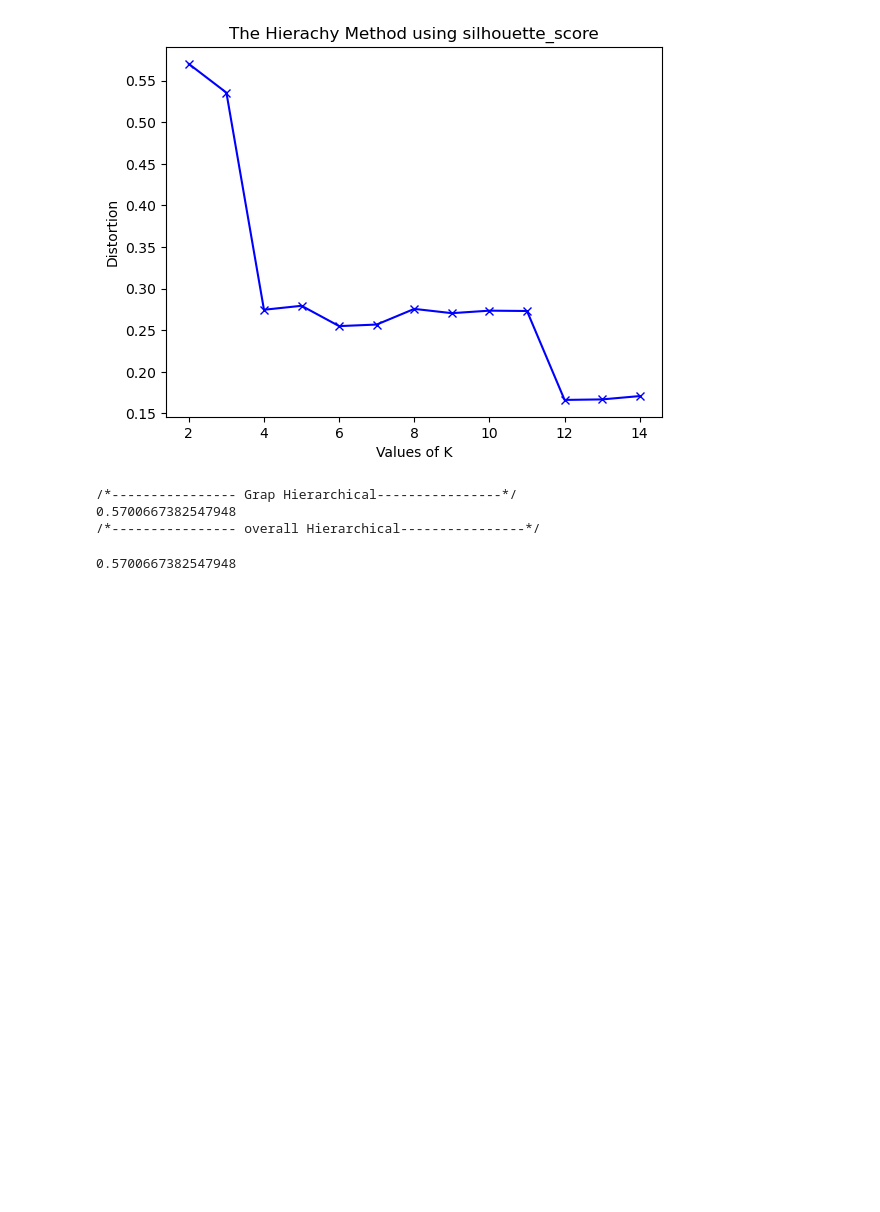
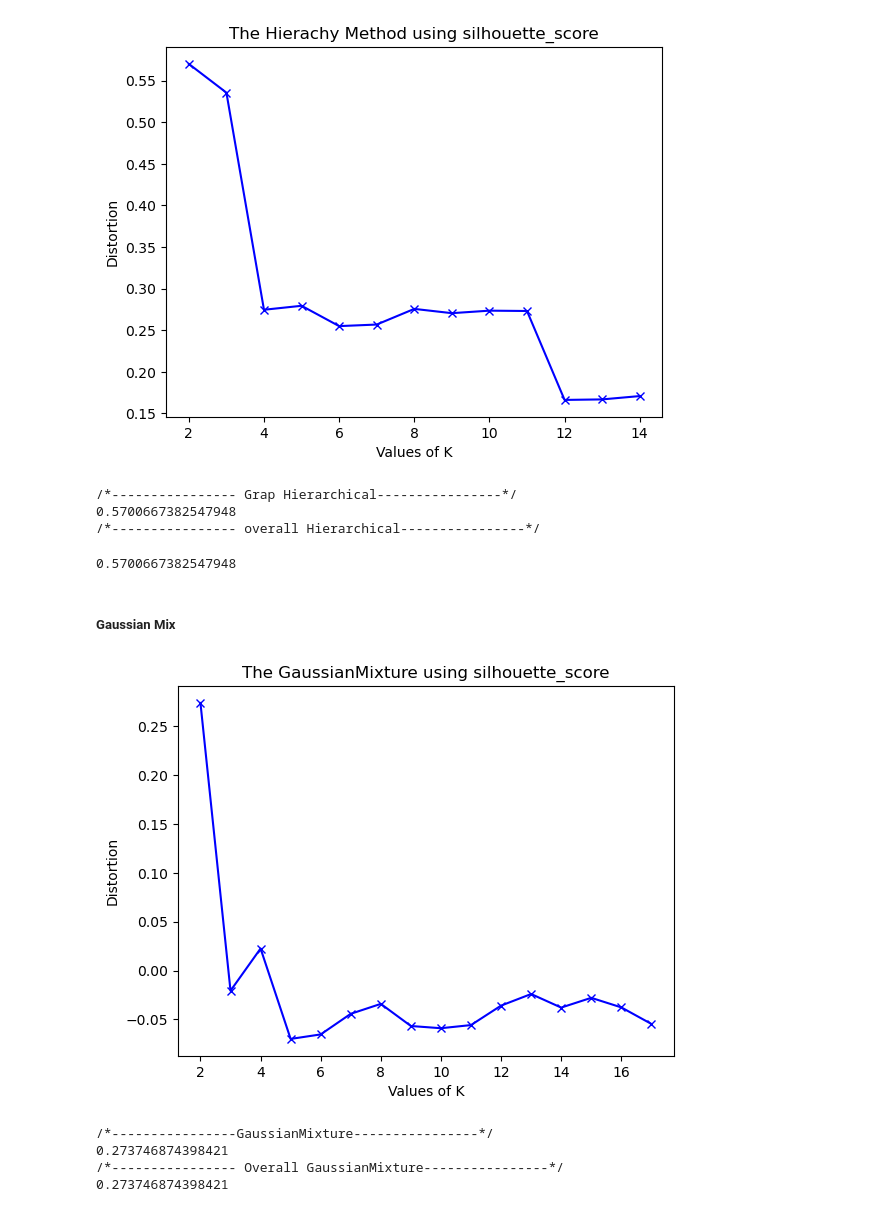
Before and after one commit to IgorLunaDetoni/archive, a Jupyter notebook: credit.ipynb, the cells around one changed output. Saved outputs shown, nothing was run; the diff lists cells and outputs as text; code cells hidden in the pictures; blank space fills up the shorter version.

Commit message:
DBSscan gaussianMix Kmeans Knee elbow+ scores+ PCA

```diff
--- a/credit.ipynb
+++ b/credit.ipynb
@@ -272,3 +272,24 @@ silhouette_score(df.iloc[:,:-2], df["hac"])
 0.5700667382547948
 /*---------------- overall Hierarchical----------------*/
 0.5700667382547948
+# %% [markdown]
+##### Gaussian Mix
+# %%
+GaussianMixture_plot(df.iloc[:,:-2], 18)
+# %% [output]
+[figure, added]
+# %%
+gm = GaussianMixture(2).fit(df.iloc[:,:-2])
+df["gm"] = gm.predict(df.iloc[:,:-2])
+
+print('/*----------------GaussianMixture----------------*/')
+db_clustered = df.loc[(df.gm >= 0)]
+print(silhouette_score(db_clustered.iloc[:,:-3], db_clustered["gm"]))
+
+print('/*---------------- Overall GaussianMixture----------------*/')
+print(silhouette_score(df.iloc[:,:-3], df["gm"]))
+# %% [output]
+/*----------------GaussianMixture----------------*/
+0.273746874398421
+/*---------------- Overall GaussianMixture----------------*/
+0.273746874398421
```
Also changed, not shown: parts of 2 cells of this notebook.
